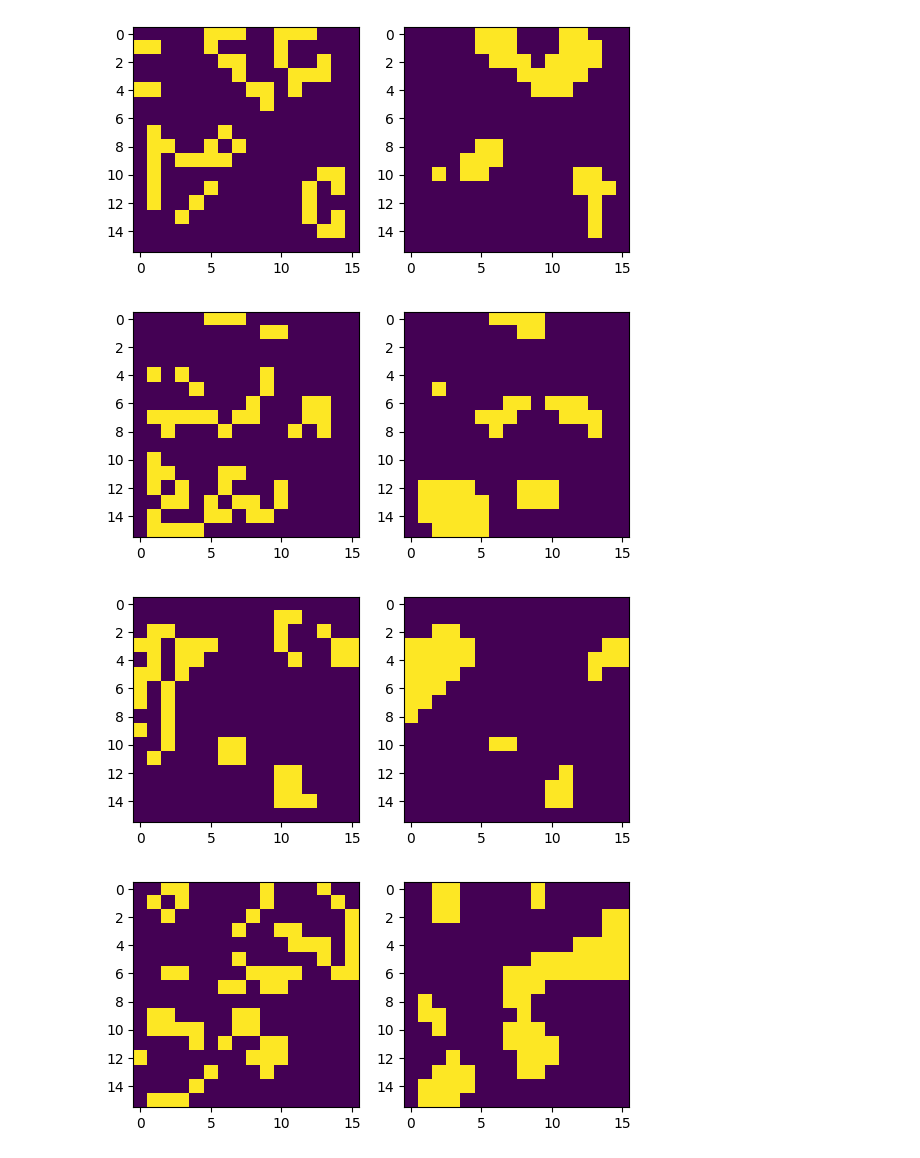
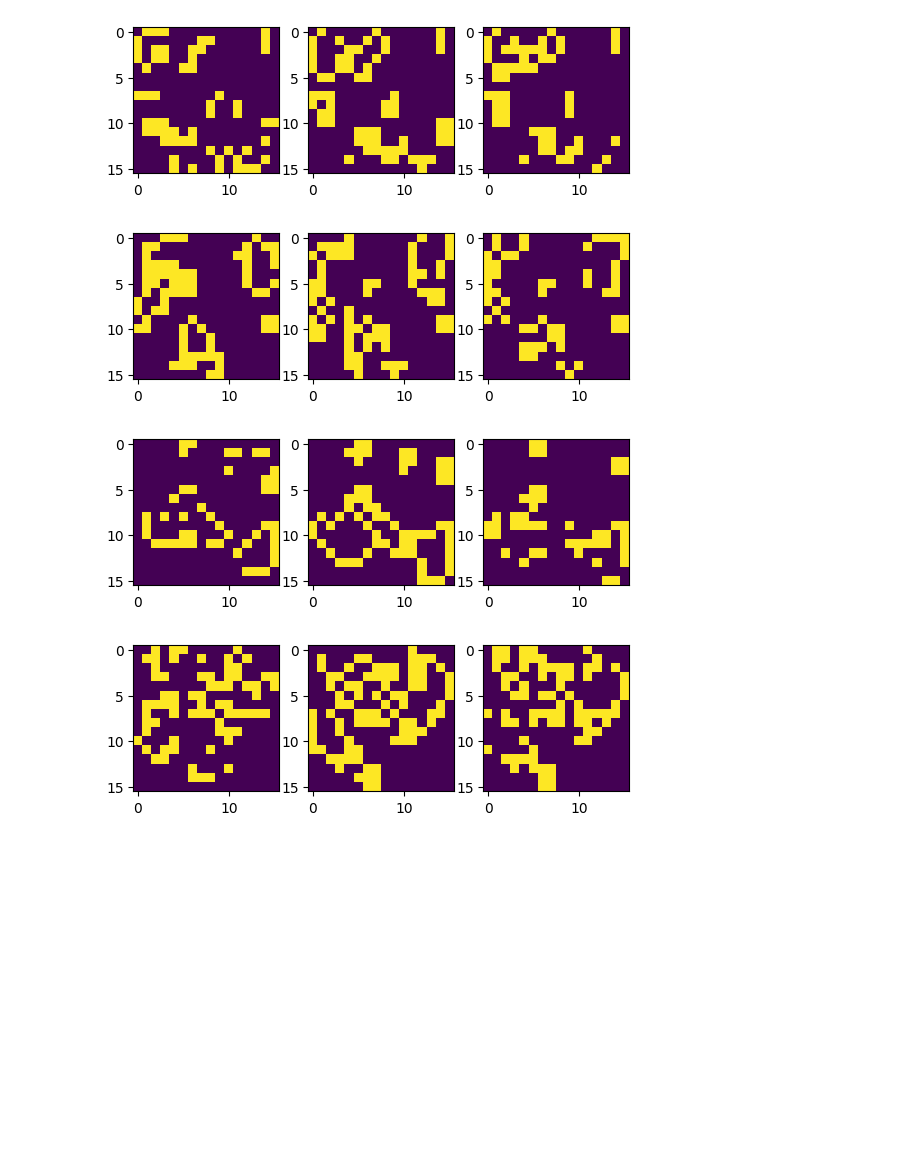
Before and after one commit to LanVukusic/convLife, a Jupyter notebook: main.ipynb, the cells around one changed output. Cells and saved outputs as stored; diff of their text form; code cells hidden in the pictures; blank space fills up the shorter version.

```diff
--- a/main.ipynb
+++ b/main.ipynb
@@ -12,9 +12,9 @@ import torch.optim as optim
 %autoreload 2
 
 SIZE=16
-SIM_BATHC = 8
+SIM_BATHC = 4
 
-def generate_batch(batch_size, size, sims=SIM_BATHC):
+def generate_batch(batch_size, size, sims=SIM_BATHC, n_plus = 1):
     with torch.no_grad():
         game = Game_of_life(size)
         # game.cuda()
@@ -24,6 +24,9 @@ def generate_batch(batch_size, size, sims=SIM_BATHC):
         batch = game(prev_batch)
         for i in range(sims):
             batch, prev_batch = game(batch), batch
+
+        for i in range(n_plus):
+            batch = game(batch)
 
         # return torch.nn.functional.one_hot(prev_batch.long(), 2).float(), torch.nn.functional.one_hot(batch.long(), 2).float()
 
@@ -37,17 +40,17 @@ def train_model(epochs, lr):
     # net.cuda()
 
     # Define the loss function
-    criterion = nn.BCELoss(reduction='mean')
-    # criterion = nn.MSELoss()
+    # criterion = nn.BCELoss(reduction='mean')
+    criterion = nn.MSELoss()
     # criterion = nn.CrossEntropyLoss()
     # Initialize the optimizer
     optimizer = optim.Adam(net.parameters(), lr=lr)
 
     losses = []
     # loss_ra = 0
-    for epoch in range(epochs):
+    for epoch in tqdm.tqdm(range(epochs)):
         # Get the inputs; Data is a tuple of (images, labels)
-        inputs, labels = generate_batch(1000, SIZE, SIM_BATHC)
+        inputs, labels = generate_batch(1000, SIZE, SIM_BATHC, 1)
 
         # Clear the saved gradients of the previous iteration
         optimizer.zero_grad()
@@ -56,7 +59,7 @@ def train_model(epochs, lr):
         # print(torch.min(outputs[0]), torch.max(outputs[0]))
 
         # # Calculate the loss value
-        loss = criterion(outputs.float(), inputs.float())
+        loss = criterion(outputs.float(), labels.float())
         losses.append(loss.data.cpu().detach().numpy())
 
         # # Calculate the gradients using backpropagation
@@ -64,13 +67,12 @@ def train_model(epochs, lr):
         # loss_ra += loss.data.cpu().detach().numpy()
         # # Update the weights of the network using the chosen optimizer
         optimizer.step()
-        if epoch % 50 == 0:
-            print(loss.data.cpu().detach().numpy())
 
 
         if (epoch % 100) == 0:
-            print(torch.sum(outputs[0] - labels[0]))
+            # print(torch.sum(outputs[0] - labels[0]))
             print(loss.data.cpu().detach().numpy())
+            # lr /= 1.1
 
     # net.eval()
     # test_bird_model(net,testloader)
@@ -83,6 +82,6 @@ The autoreload extension is already loaded. To reload it, use:
 import matplotlib.pyplot as plt
 # torch.cuda.empty_cache()
 
-net,losses = train_model(8000, 0.005)
+net,losses = train_model(3000, 0.01)
 # prosim delaj
 # %% [output]
@@ -95,18 +98,21 @@ plt.show()
 # %%
 #RANDOM TRIES
-batch, next= generate_batch(5, SIZE, SIM_BATHC)
+batch, next= generate_batch(5, SIZE, SIM_BATHC, 2)
 out = net(batch).cpu().detach().numpy()
 out = out > 0.4
 ba = batch.cpu().detach().numpy()
+ne = next.cpu().detach().numpy()
 
 for i in range(5):
     ins = ba[i][0]
     res = out[i][0]
-    fix, (ax1, ax2) = plt.subplots(1, 2)
+    nes = ne[i][0]
+    fix, (ax1, ax2, ax3) = plt.subplots(1, 3)
     ax1.imshow(ins)
     ax2.imshow(res)
+    ax3.imshow(nes)
 # %% [output]
-[figure, old version]
+[figure, new version]
-[figure, old version]
+[figure, new version]
-[figure, old version]
+[figure, new version]
-[figure, old version]
+[figure, new version]
```
Also changed, not shown: parts of 5 cells of this notebook, 1 other file.
